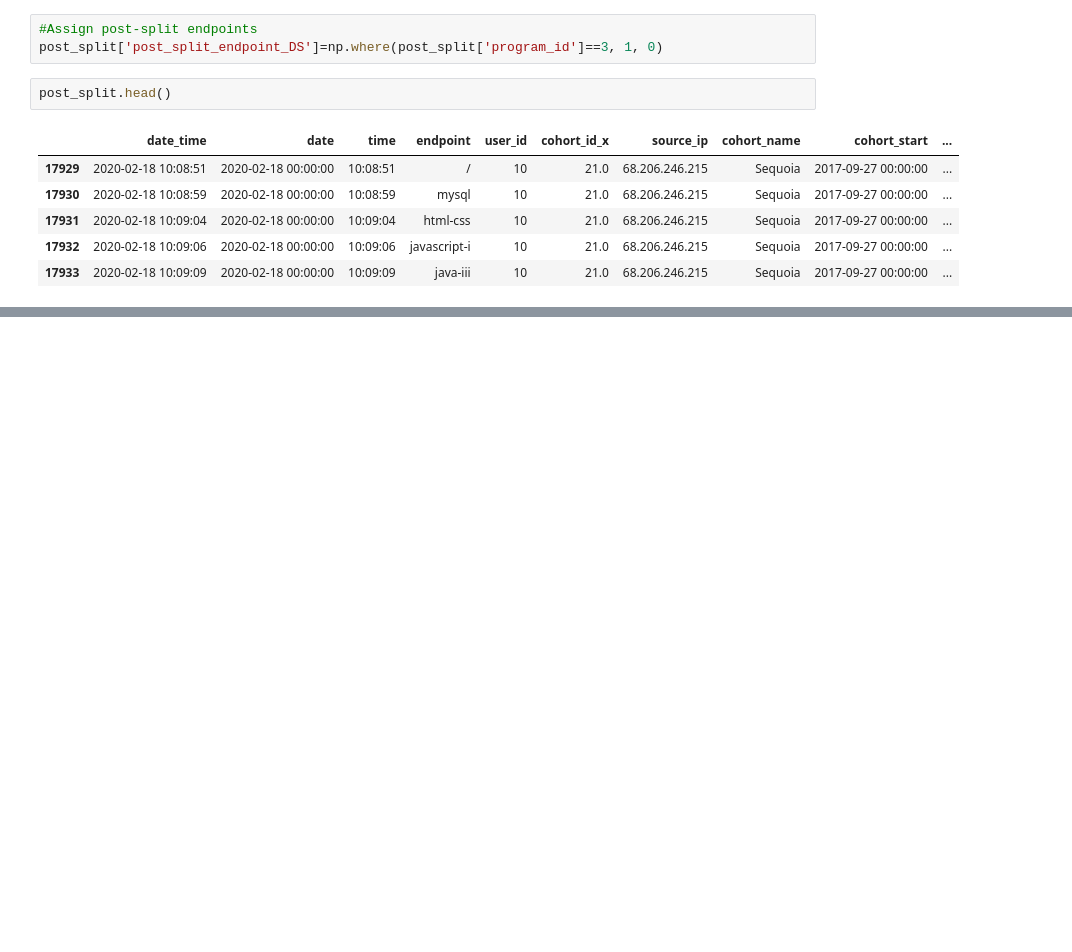
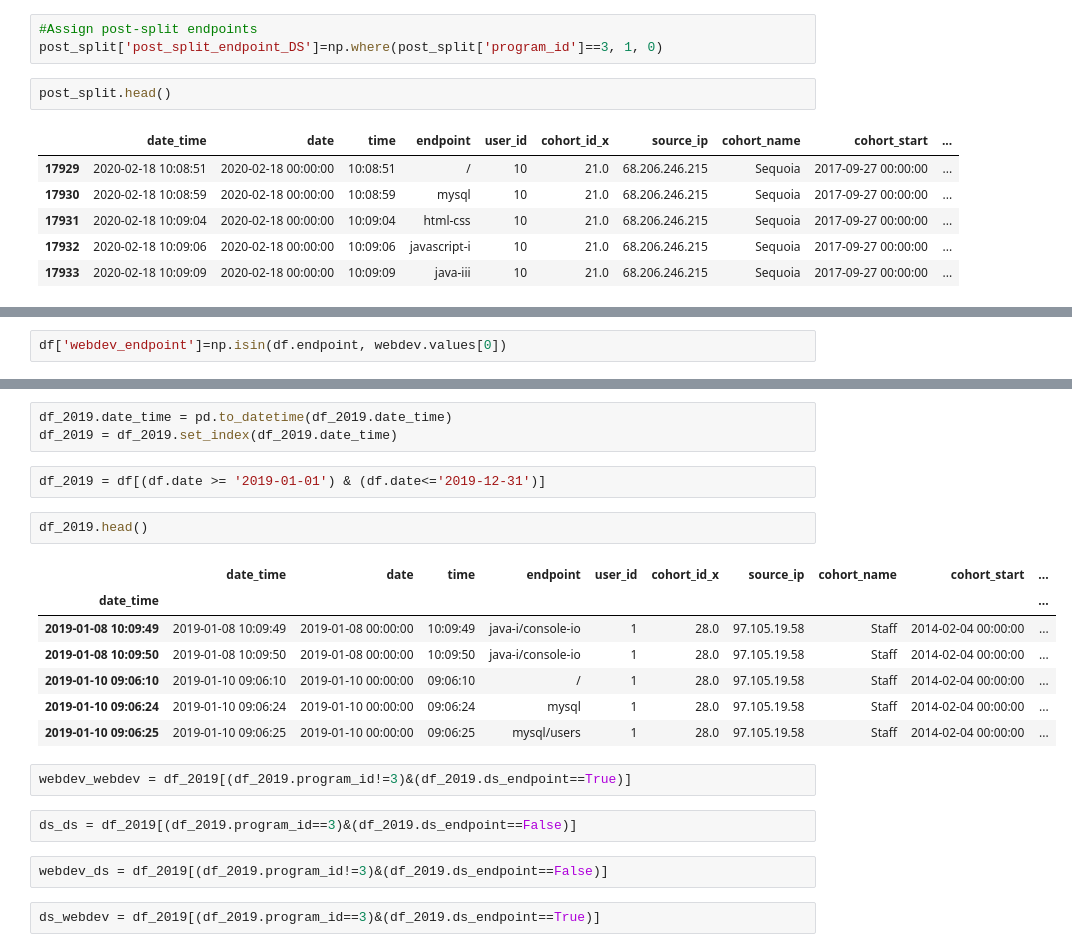
Before and after one commit to Codeup-Board-Advisory/board-slide-research, a Jupyter notebook: working_notebooks/jag-explore.ipynb, the cells around one changed output, grey strips where cells are left out. Cells and saved outputs as stored; diff of their text form; blank space fills up the shorter version.

```diff
--- a/working_notebooks/jag-explore.ipynb
+++ b/working_notebooks/jag-explore.ipynb
@@ -521,0 +530,2 @@ pd.DataFrame(post_split.groupby(by='post_split_endpoint_DS').endpoint.unique())
+# %%
+df['webdev_endpoint']=np.isin(df.endpoint, webdev.values[0])
@@ -521,0 +583,23 @@ pd.DataFrame(post_split.groupby(by='post_split_endpoint_DS').endpoint.unique())
+# %%
+df_2019.date_time = pd.to_datetime(df_2019.date_time)
+df_2019 = df_2019.set_index(df_2019.date_time)
+# %%
+df_2019 = df[(df.date >= '2019-01-01') & (df.date<='2019-12-31')]
+# %%
+df_2019.head()
+# %% [output]
+|  | date_time | date | time | endpoint | user_id | cohort_id_x | source_ip | cohort_name | cohort_start | ... |
+| date_time |  |  |  |  |  |  |  |  |  | ... |
+| 2019-01-08 10:09:49 | 2019-01-08 10:09:49 | 2019-01-08 00:00:00 | 10:09:49 | java-i/console-io | 1 | 28.0 | 97.105.19.58 | Staff | 2014-02-04 00:00:00 | ... |
+| 2019-01-08 10:09:50 | 2019-01-08 10:09:50 | 2019-01-08 00:00:00 | 10:09:50 | java-i/console-io | 1 | 28.0 | 97.105.19.58 | Staff | 2014-02-04 00:00:00 | ... |
+| 2019-01-10 09:06:10 | 2019-01-10 09:06:10 | 2019-01-10 00:00:00 | 09:06:10 | / | 1 | 28.0 | 97.105.19.58 | Staff | 2014-02-04 00:00:00 | ... |
+| 2019-01-10 09:06:24 | 2019-01-10 09:06:24 | 2019-01-10 00:00:00 | 09:06:24 | mysql | 1 | 28.0 | 97.105.19.58 | Staff | 2014-02-04 00:00:00 | ... |
+| 2019-01-10 09:06:25 | 2019-01-10 09:06:25 | 2019-01-10 00:00:00 | 09:06:25 | mysql/users | 1 | 28.0 | 97.105.19.58 | Staff | 2014-02-04 00:00:00 | ... |
+# %%
+webdev_webdev = df_2019[(df_2019.program_id!=3)&(df_2019.ds_endpoint==True)]
+# %%
+ds_ds = df_2019[(df_2019.program_id==3)&(df_2019.ds_endpoint==False)]
+# %%
+webdev_ds = df_2019[(df_2019.program_id!=3)&(df_2019.ds_endpoint==False)]
+# %%
+ds_webdev = df_2019[(df_2019.program_id==3)&(df_2019.ds_endpoint==True)]
```
Also changed, not shown: parts of 15 cells of this notebook, 1 other file.
